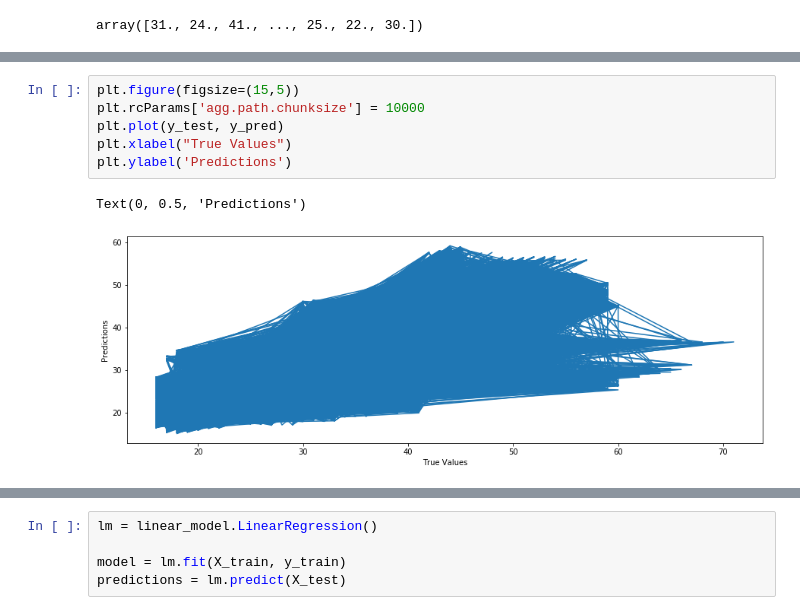
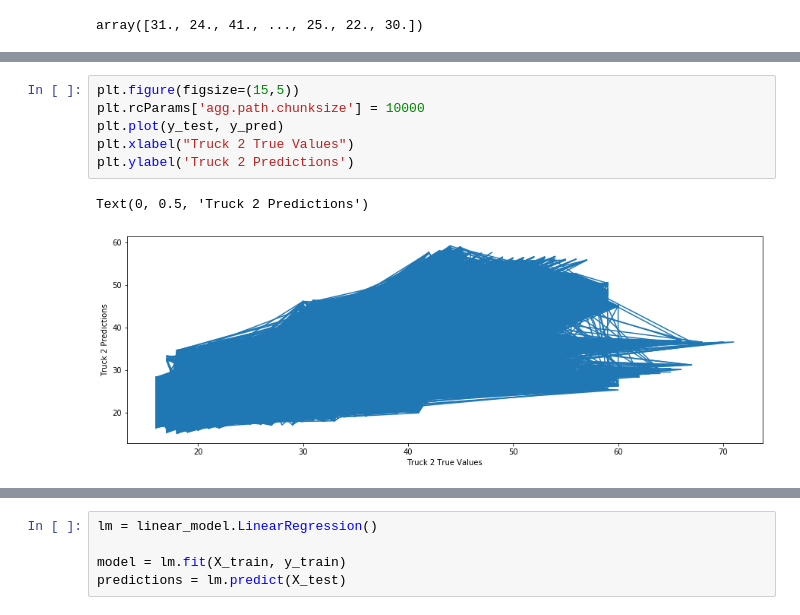
Before and after one commit to UNCG-CSE/Volvo_Truck_Analytics, a Jupyter notebook: src/Regression Line for Temperature Analysis.ipynb, the cells around one changed output, grey strips where cells are left out. Cells and saved outputs as stored; diff of their text form.

Commit message:
updated temp analysis and regression line to display both trucks

```diff
--- a/src/Regression Line for Temperature Analysis.ipynb
+++ b/src/Regression Line for Temperature Analysis.ipynb
@@ -107,9 +210,9 @@ array([31., 24., 41., ..., 25., 22., 30.])
 # %%
 plt.figure(figsize=(15,5))
 plt.rcParams['agg.path.chunksize'] = 10000
 plt.plot(y_test, y_pred)
-plt.xlabel("True Values")
-plt.ylabel('Predictions')
+plt.xlabel("Truck 2 True Values")
+plt.ylabel('Truck 2 Predictions')
 # %% [output]
-Text(0, 0.5, 'Predictions')
+Text(0, 0.5, 'Truck 2 Predictions')
-[figure, old version]
+[figure, new version]
```
Also changed, not shown: parts of 42 cells of this notebook, 1 other file.
